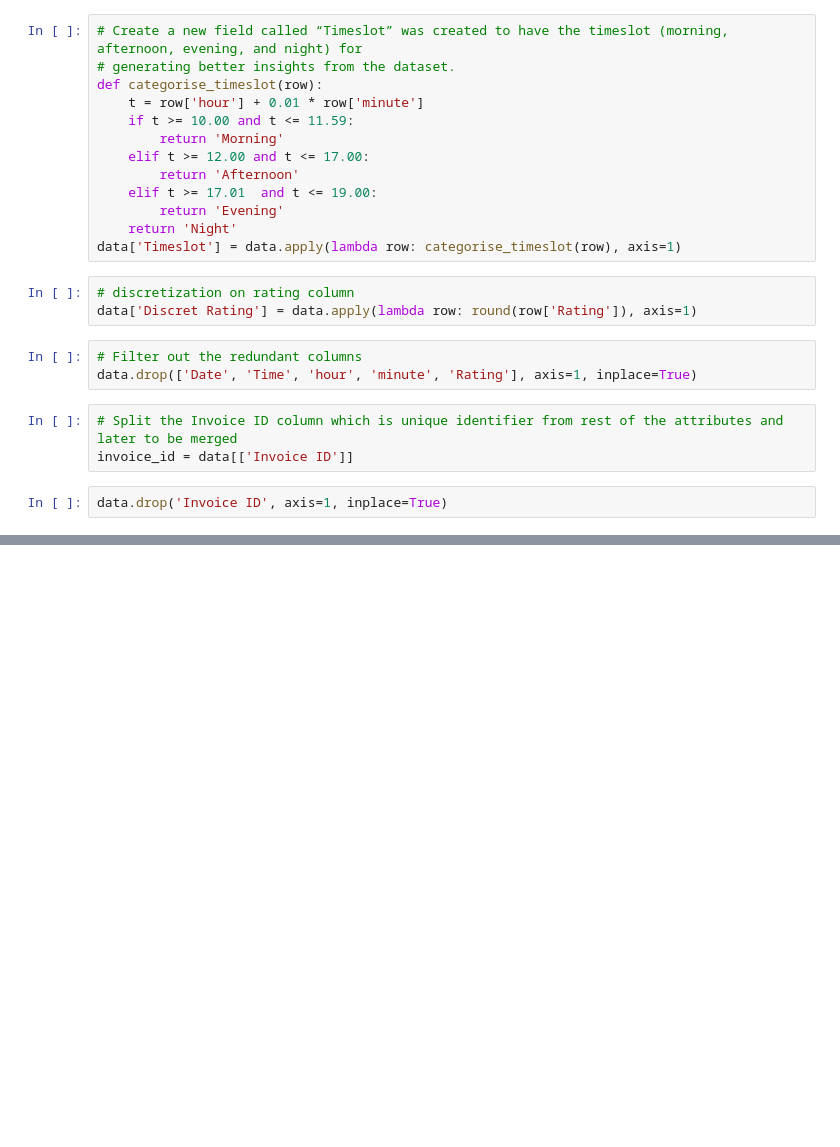
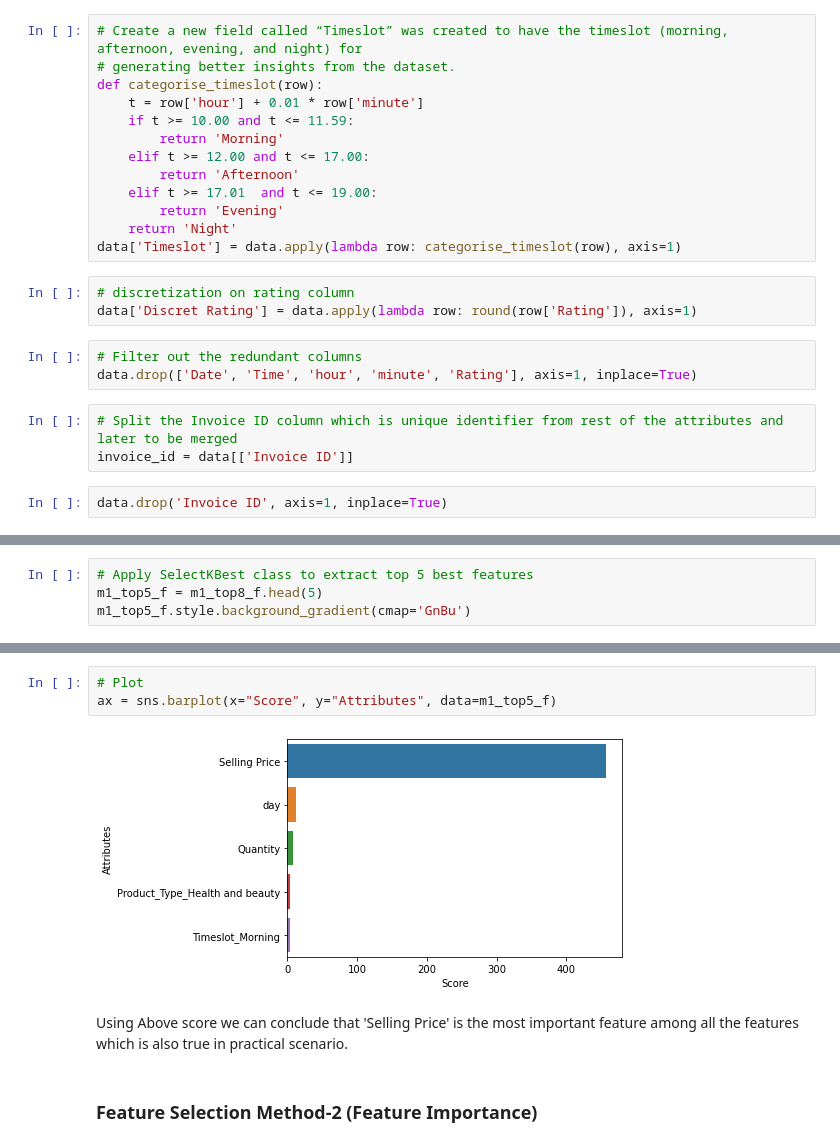
Before and after one commit to vipinindoria/super-market-sales-analytics, a Jupyter notebook: notebooks/SuperMarketSalesAnalytics.ipynb, the cells around one changed output, grey strips where cells are left out. Cells and saved outputs as stored; diff of their text form; blank space fills up the shorter version.

```diff
--- a/notebooks/SuperMarketSalesAnalytics.ipynb
+++ b/notebooks/SuperMarketSalesAnalytics.ipynb
@@ -1275,0 +577,4 @@ From the above plot we can see both `training` and `testing` accuracy `converges
+# %%
+# Apply SelectKBest class to extract top 5 best features
+m1_top5_f = m1_top8_f.head(5)
+m1_top5_f.style.background_gradient(cmap='GnBu')
@@ -1275,0 +588,9 @@ From the above plot we can see both `training` and `testing` accuracy `converges
+# %%
+# Plot
+ax = sns.barplot(x="Score", y="Attributes", data=m1_top5_f)
+# %% [output]
+[figure, added]
+# %% [markdown]
+Using Above score we can conclude that 'Selling Price' is the most important feature among all the features which is also true in practical scenario.
+# %% [markdown]
+### Feature Selection Method-2 (Feature Importance)
```
Also changed, not shown: parts of 115 cells of this notebook.
